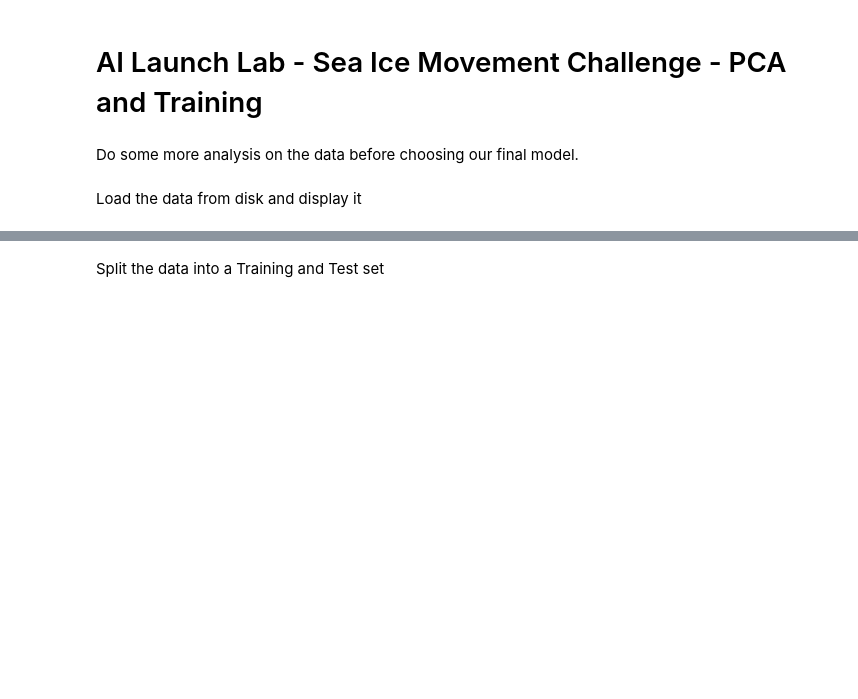
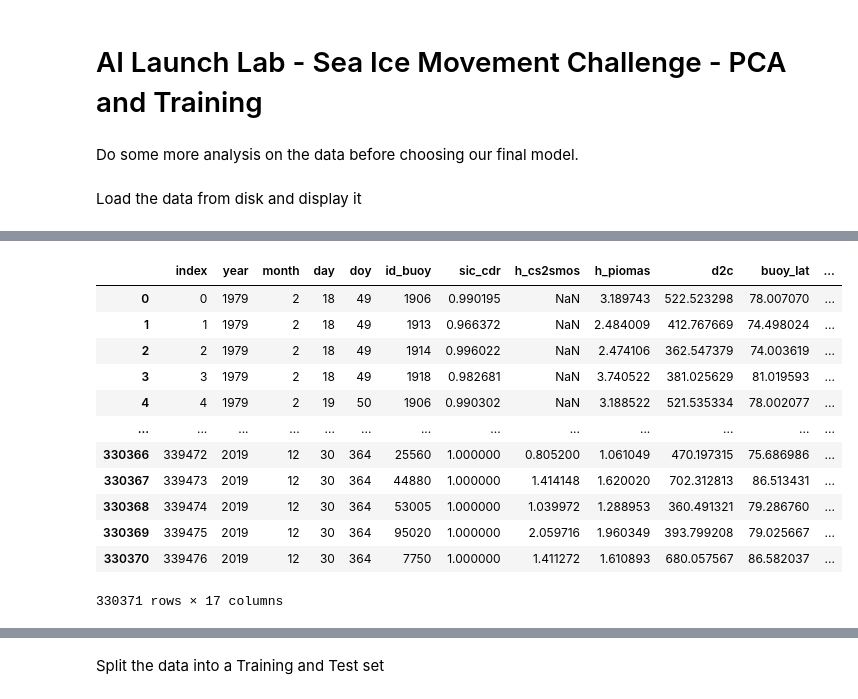
Before and after one commit to Climate-Crisis-AI-Team-Vel-Ice/sea-ice-challenge, a Jupyter notebook: sea_ice_data_PCA_analysis.ipynb, the cells around one changed output, grey strips where cells are left out. Drawn from its saved outputs; the diff is of its cells as text; code cells hidden in the pictures; blank space fills up the shorter version.

```diff
--- a/sea_ice_data_PCA_analysis.ipynb
+++ b/sea_ice_data_PCA_analysis.ipynb
@@ -41,16 +67,13 @@ Dataframe shape:  (339478, 15)
 
 # Dropping the NA when there is no value on the current columns
 print("Before dropping the NaNs :", df.shape)
-df = df.dropna(how="any", subset=["u_buoy", "v_buoy"])
-print("After dropping the NaNs :", df.shape)
 
-# Remove Duplicates
-df = df.drop_duplicates()
+# Remove any rows that have buoy velocity/mag =0
+df = df.drop(df[df["buoy_vel_mag"] == 0].index)
+df = df.reset_index()
 
-# Fill the missing values with the median value
-df = df.fillna(df.mean())
-
-# Print size of the df after dropping duplicates
-print("After dropping the duplicates:", df.shape)
+# create a placeholder for ice thickness
+temp = [None]*df.shape[0]
+print(len(temp))
 # %% [output]
 Before dropping the NaNs : (339478, 15)
@@ -57,0 +81,18 @@ KeyError: ['u_buoy', 'v_buoy']
+# %%
+# iterate through all the rows and check if thickness is 0
+for index, row in df.iterrows():
+    #print("index", index)
+    if row["h_piomas"] == 0 :
+
+        if row["h_cs2smos"] == None:
+            pass
+        else:
+            temp[index] = row["h_cs2smos"]
+    else:
+        if row["h_cs2smos"] == None:
+            temp[index] = row["h_piomas"]
+        else:
+            temp[index] = (row["h_cs2smos"] + row["h_piomas"])/2
+
+df["ice_thickness"] = temp
+display(df["ice_thickness"])
@@ -57,0 +112,22 @@ KeyError: ['u_buoy', 'v_buoy']
+# %%
+# Print size of the df after dropping duplicates
+#print("After dropping the duplicates:", df.shape)
+
+# Drop any rows where ice_thickness is NaN
+df = df.dropna(subset=["h_piomas"])
+
+display(df)
+# %% [output]
+|  | index | year | month | day | doy | id_buoy | sic_cdr | h_cs2smos | h_piomas | d2c | buoy_lat | ... |
+| 0 | 0 | 1979 | 2 | 18 | 49 | 1906 | 0.990195 | NaN | 3.189743 | 522.523298 | 78.007070 | ... |
+| 1 | 1 | 1979 | 2 | 18 | 49 | 1913 | 0.966372 | NaN | 2.484009 | 412.767669 | 74.498024 | ... |
+| 2 | 2 | 1979 | 2 | 18 | 49 | 1914 | 0.996022 | NaN | 2.474106 | 362.547379 | 74.003619 | ... |
+| 3 | 3 | 1979 | 2 | 18 | 49 | 1918 | 0.982681 | NaN | 3.740522 | 381.025629 | 81.019593 | ... |
+| 4 | 4 | 1979 | 2 | 19 | 50 | 1906 | 0.990302 | NaN | 3.188522 | 521.535334 | 78.002077 | ... |
+| ... | ... | ... | ... | ... | ... | ... | ... | ... | ... | ... | ... | ... |
+| 330366 | 339472 | 2019 | 12 | 30 | 364 | 25560 | 1.000000 | 0.805200 | 1.061049 | 470.197315 | 75.686986 | ... |
+| 330367 | 339473 | 2019 | 12 | 30 | 364 | 44880 | 1.000000 | 1.414148 | 1.620020 | 702.312813 | 86.513431 | ... |
+| 330368 | 339474 | 2019 | 12 | 30 | 364 | 53005 | 1.000000 | 1.039972 | 1.288953 | 360.491321 | 79.286760 | ... |
+| 330369 | 339475 | 2019 | 12 | 30 | 364 | 95020 | 1.000000 | 2.059716 | 1.960349 | 393.799208 | 79.025667 | ... |
+| 330370 | 339476 | 2019 | 12 | 30 | 364 | 7750 | 1.000000 | 1.411272 | 1.610893 | 680.057567 | 86.582037 | ... |
+330371 rows × 17 columns
```
Also changed, not shown: parts of 27 cells of this notebook.
